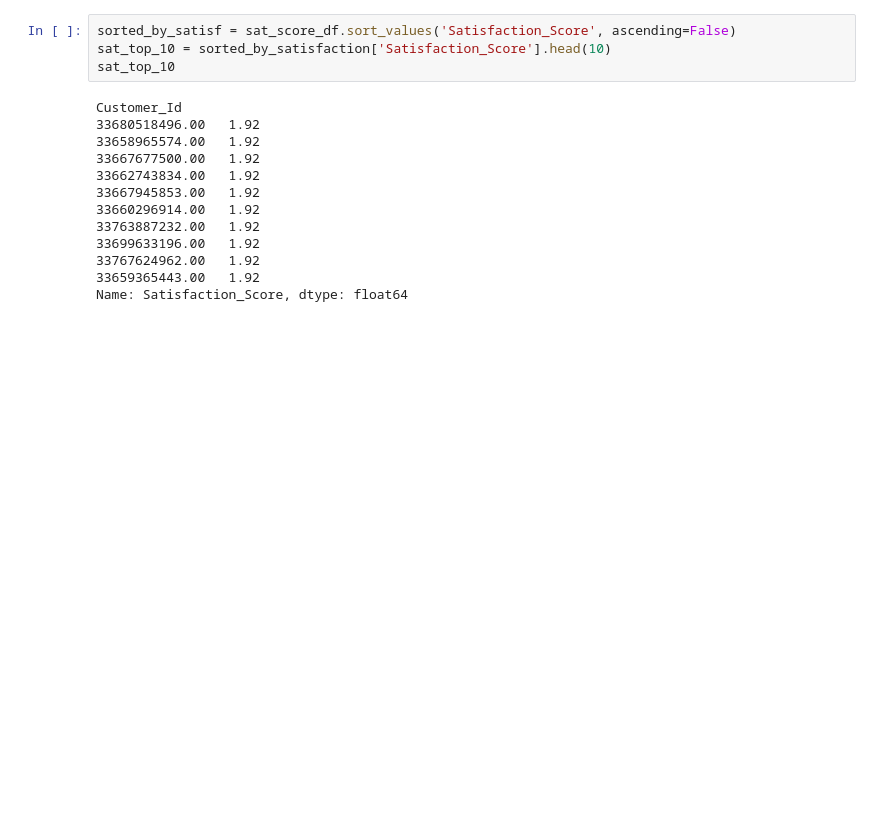
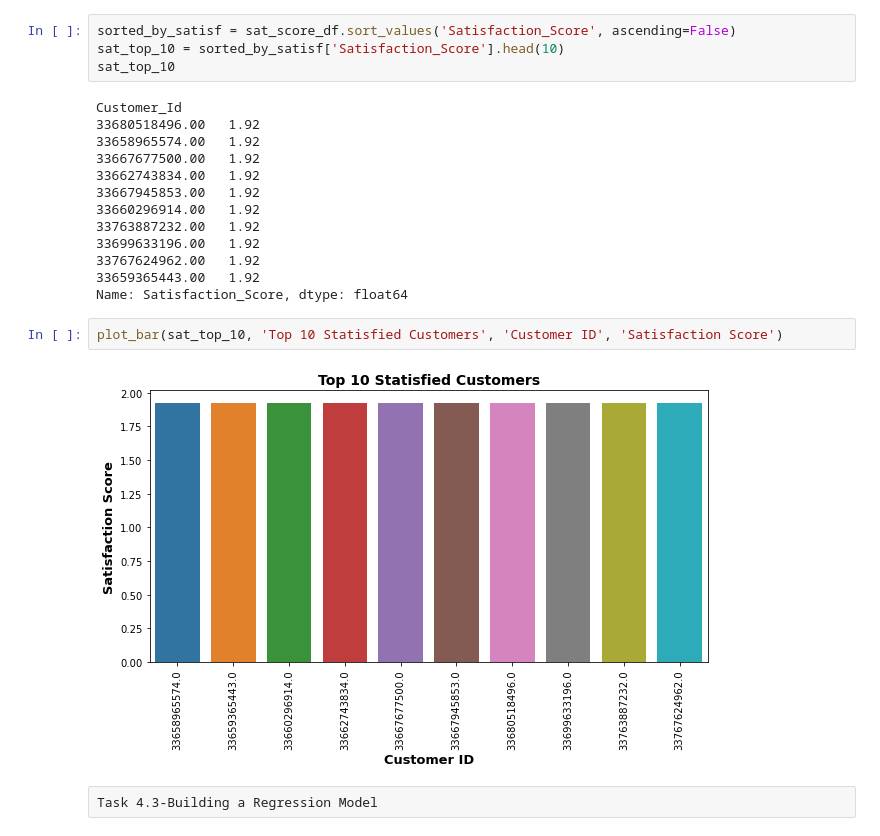
Before and after one commit to yonamg/Telecom-Data-Analysis, a Jupyter notebook: notebook/user_satisfaction_analysis.ipynb, the cells around one changed output. Drawn from its saved outputs; the diff is of its cells as text; blank space fills up the shorter version.

```diff
--- a/notebook/user_satisfaction_analysis.ipynb
+++ b/notebook/user_satisfaction_analysis.ipynb
@@ -197,7 +199,7 @@ sat_score_df.head(5)
 | 33601008617.00 | 1.72 | 1.61 | 1.66 |
 # %%
 sorted_by_satisf = sat_score_df.sort_values('Satisfaction_Score', ascending=False)
-sat_top_10 = sorted_by_satisfaction['Satisfaction_Score'].head(10)
+sat_top_10 = sorted_by_satisf['Satisfaction_Score'].head(10)
 sat_top_10
 # %% [output]
 Customer_Id
@@ -212,3 +214,9 @@ Customer_Id
 33767624962.00   1.92
 33659365443.00   1.92
 Name: Satisfaction_Score, dtype: float64
+# %%
+plot_bar(sat_top_10, 'Top 10 Statisfied Customers', 'Customer ID', 'Satisfaction Score')
+# %% [output]
+[figure, added]
+# %% [raw]
+Task 4.3-Building a Regression Model
```
Also changed, not shown: parts of 2 cells of this notebook.
